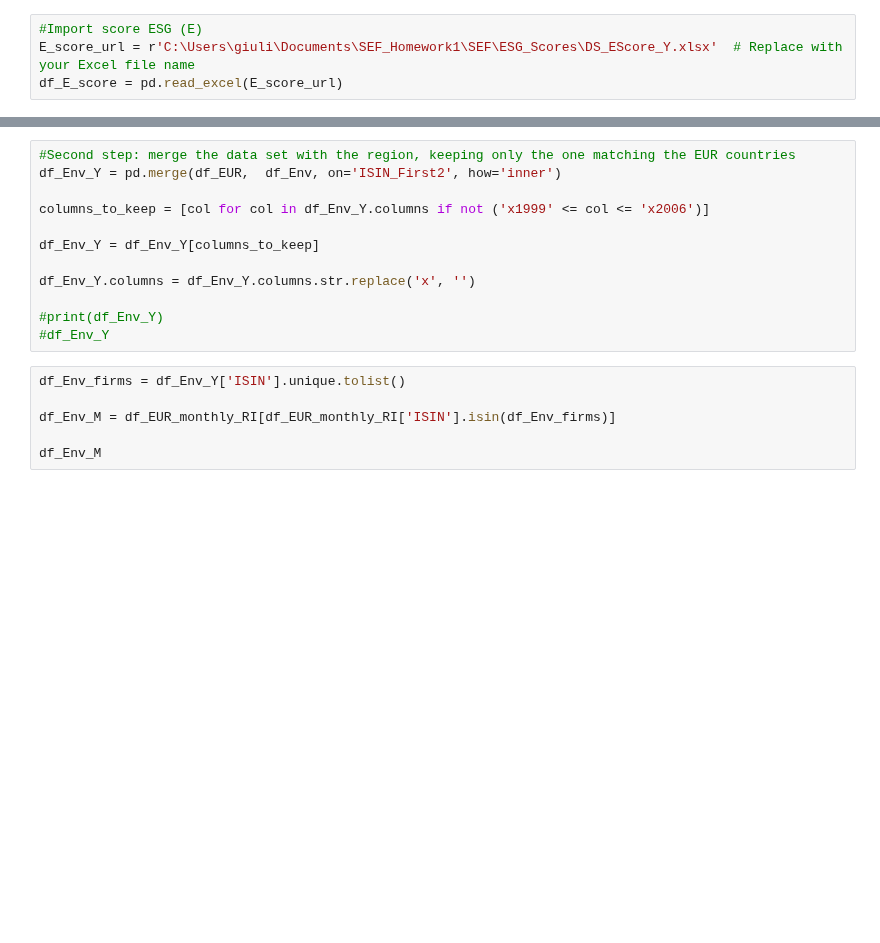
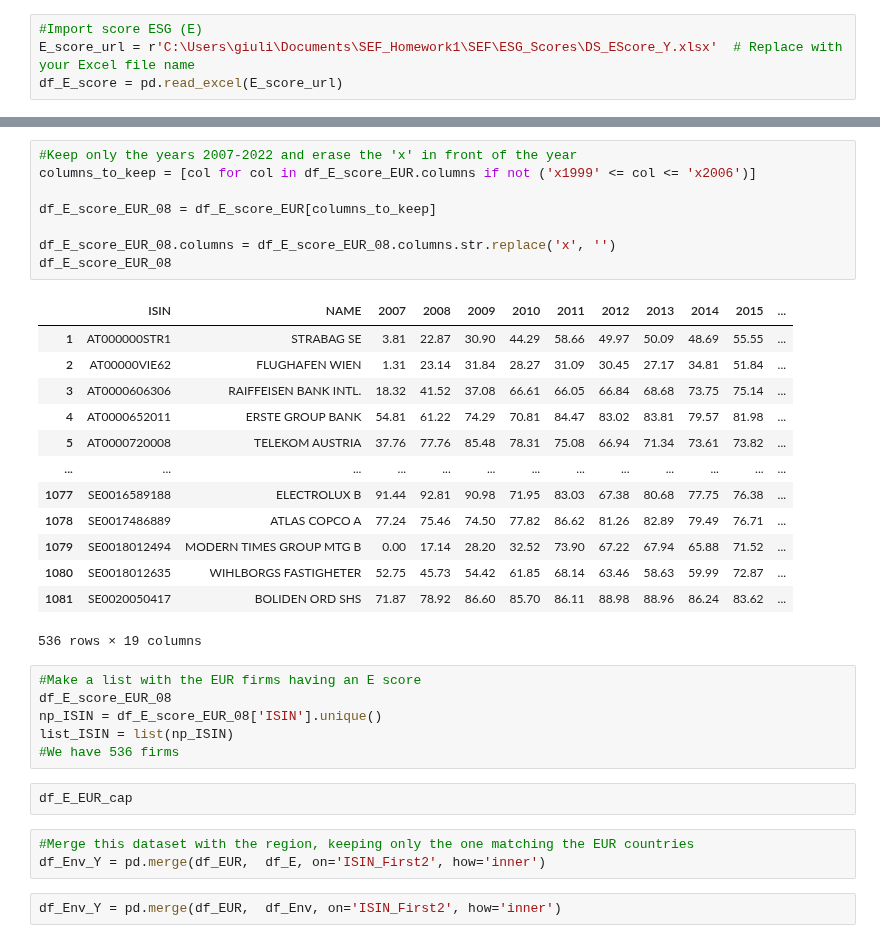
Before and after one commit to GiammarcoBozzelli/SEF, a Jupyter notebook: main.ipynb, the cells around one changed output, grey strips where cells are left out. Drawn from its saved outputs; the diff is of its cells as text; blank space fills up the shorter version.

```diff
--- a/main.ipynb
+++ b/main.ipynb
@@ -166,18 +206,35 @@ df_E_score['ISIN_First2'] = df_E_score['ISIN'].str[:2]
+# %%
+#Keep only the years 2007-2022 and erase the 'x' in front of the year
+columns_to_keep = [col for col in df_E_score_EUR.columns if not ('x1999' <= col <= 'x2006')]
+
+df_E_score_EUR_08 = df_E_score_EUR[columns_to_keep]
+
+df_E_score_EUR_08.columns = df_E_score_EUR_08.columns.str.replace('x', '')
+df_E_score_EUR_08
+# %% [output]
+|  | ISIN | NAME | 2007 | 2008 | 2009 | 2010 | 2011 | 2012 | 2013 | 2014 | 2015 | ... |
+| 1 | AT000000STR1 | STRABAG SE | 3.81 | 22.87 | 30.90 | 44.29 | 58.66 | 49.97 | 50.09 | 48.69 | 55.55 | ... |
+| 2 | AT00000VIE62 | FLUGHAFEN WIEN | 1.31 | 23.14 | 31.84 | 28.27 | 31.09 | 30.45 | 27.17 | 34.81 | 51.84 | ... |
+| 3 | AT0000606306 | RAIFFEISEN BANK INTL. | 18.32 | 41.52 | 37.08 | 66.61 | 66.05 | 66.84 | 68.68 | 73.75 | 75.14 | ... |
+| 4 | AT0000652011 | ERSTE GROUP BANK | 54.81 | 61.22 | 74.29 | 70.81 | 84.47 | 83.02 | 83.81 | 79.57 | 81.98 | ... |
+| 5 | AT0000720008 | TELEKOM AUSTRIA | 37.76 | 77.76 | 85.48 | 78.31 | 75.08 | 66.94 | 71.34 | 73.61 | 73.82 | ... |
+| ... | ... | ... | ... | ... | ... | ... | ... | ... | ... | ... | ... | ... |
+| 1077 | SE0016589188 | ELECTROLUX B | 91.44 | 92.81 | 90.98 | 71.95 | 83.03 | 67.38 | 80.68 | 77.75 | 76.38 | ... |
+| 1078 | SE0017486889 | ATLAS COPCO A | 77.24 | 75.46 | 74.50 | 77.82 | 86.62 | 81.26 | 82.89 | 79.49 | 76.71 | ... |
+| 1079 | SE0018012494 | MODERN TIMES GROUP MTG B | 0.00 | 17.14 | 28.20 | 32.52 | 73.90 | 67.22 | 67.94 | 65.88 | 71.52 | ... |
+| 1080 | SE0018012635 | WIHLBORGS FASTIGHETER | 52.75 | 45.73 | 54.42 | 61.85 | 68.14 | 63.46 | 58.63 | 59.99 | 72.87 | ... |
+| 1081 | SE0020050417 | BOLIDEN ORD SHS | 71.87 | 78.92 | 86.60 | 85.70 | 86.11 | 88.98 | 88.96 | 86.24 | 83.62 | ... |
+536 rows × 19 columns
+# %%
+#Make a list with the EUR firms having an E score
+df_E_score_EUR_08
+np_ISIN = df_E_score_EUR_08['ISIN'].unique()
+list_ISIN = list(np_ISIN)
+#We have 536 firms
+# %%
+df_E_EUR_cap
 # %%
-#Second step: merge the data set with the region, keeping only the one matching the EUR countries
-df_Env_Y = pd.merge(df_EUR,  df_Env, on='ISIN_First2', how='inner')
-
-columns_to_keep = [col for col in df_Env_Y.columns if not ('x1999' <= col <= 'x2006')]
-
-df_Env_Y = df_Env_Y[columns_to_keep]
-
-df_Env_Y.columns = df_Env_Y.columns.str.replace('x', '')
-
-#print(df_Env_Y)
-#df_Env_Y
+#Merge this dataset with the region, keeping only the one matching the EUR countries
+df_Env_Y = pd.merge(df_EUR,  df_E, on='ISIN_First2', how='inner')
-# %%
-df_Env_firms = df_Env_Y['ISIN'].unique.tolist()
-
-df_Env_M = df_EUR_monthly_RI[df_EUR_monthly_RI['ISIN'].isin(df_Env_firms)]
-
-df_Env_M
+# %%
+df_Env_Y = pd.merge(df_EUR,  df_Env, on='ISIN_First2', how='inner')
```
Also changed, not shown: parts of 4 cells of this notebook.
